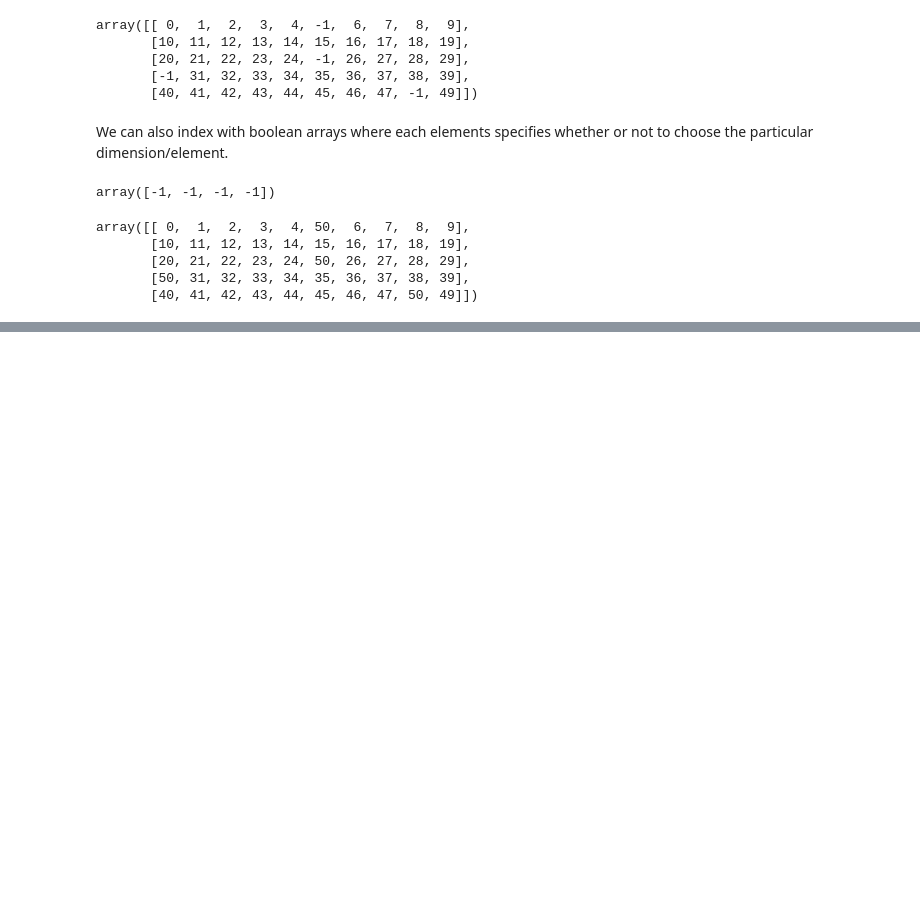
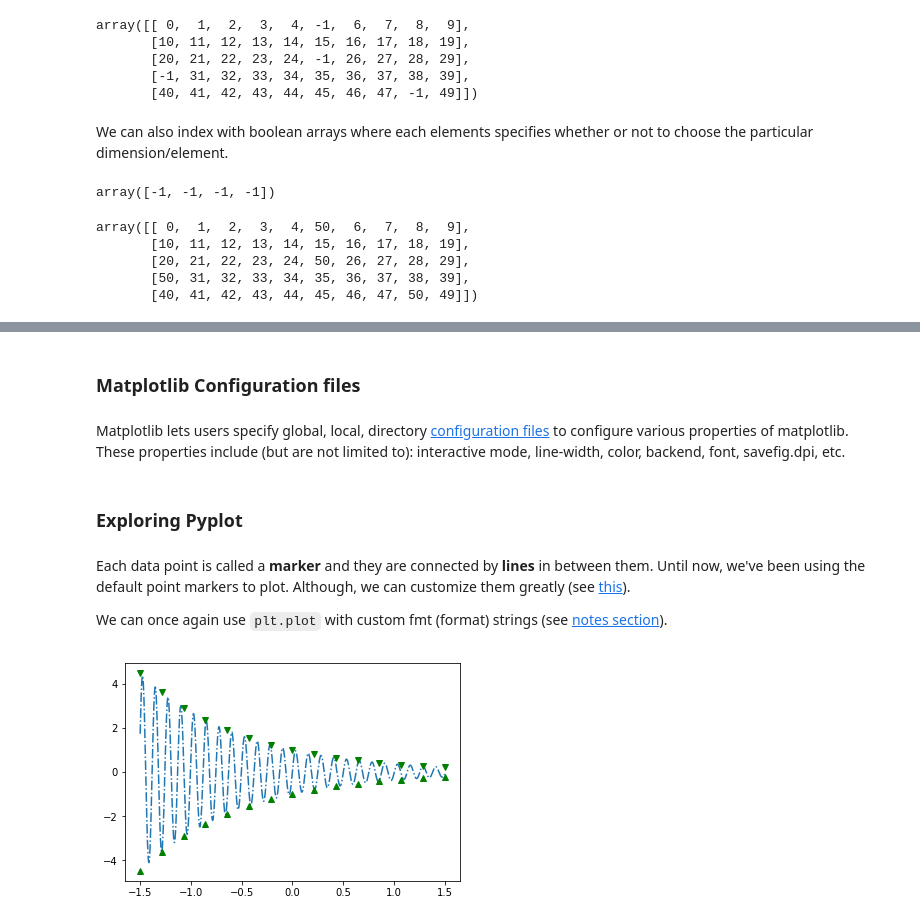
Before and after one commit to RohanBh/learning-python, a Jupyter notebook: exploring-scientific-libraries.ipynb, the cells around one changed output, grey strips where cells are left out. Cells and saved outputs as stored; diff of their text form; code cells hidden in the pictures; blank space fills up the shorter version.

```diff
--- a/exploring-scientific-libraries.ipynb
+++ b/exploring-scientific-libraries.ipynb
@@ -696,0 +830,23 @@ array([[ 0,  1,  2,  3,  4, 50,  6,  7,  8,  9],
+# %% [markdown]
+### Matplotlib Configuration files
+# %% [markdown]
+Matplotlib lets users specify global, local, directory [configuration files][1] to configure various properties of matplotlib. These properties include (but are not limited to): interactive mode, line-width, color, backend, font, savefig.dpi, etc.
+
+[1]: https://matplotlib.org/users/customizing.html#matplotlib-rcparams
+# %% [markdown]
+### Exploring Pyplot
+# %% [markdown]
+Each data point is called a **marker** and they are connected by **lines** in between them. Until now, we've been using the default point markers to plot. Although, we can customize them greatly (see [this][1]).
+
+We can once again use `plt.plot` with custom fmt (format) strings (see [notes section][2]).
+
+[1]: https://matplotlib.org/api/markers_api.html?highlight=marker#module-matplotlib.markers
+[2]: https://matplotlib.org/api/_as_gen/matplotlib.pyplot.plot.html#matplotlib.pyplot.plot
+# %%
+x = np.linspace(-1.5, 1.5, 1000)
+plt.plot(x, np.exp(-x) * np.sin(50 * x), '-.')
+x = np.linspace(-1.5, 1.5, 15)
+plt.plot(x, np.exp(-x), 'gv', x, -np.exp(-x), 'g^')
+plt.show()
+# %% [output]
+[figure, added]
```
Also changed, not shown: parts of 31 cells of this notebook.
